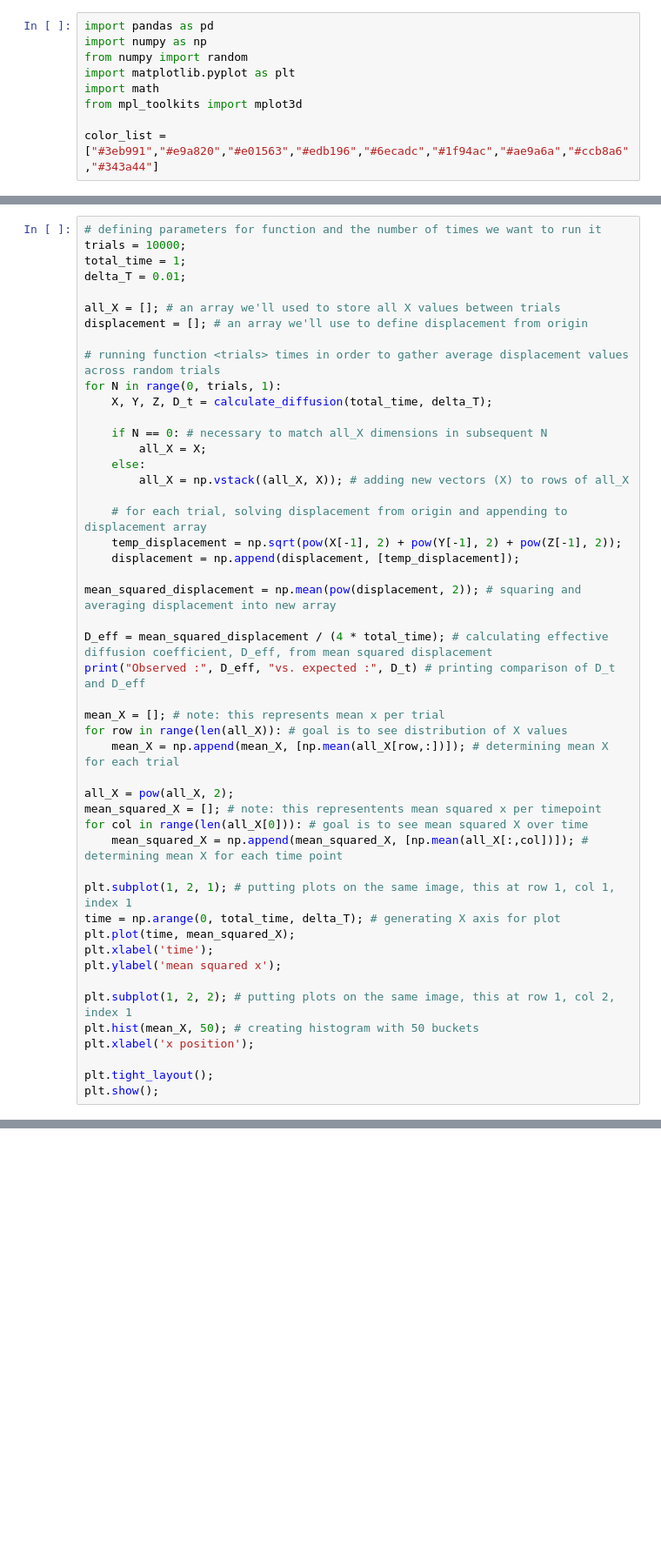
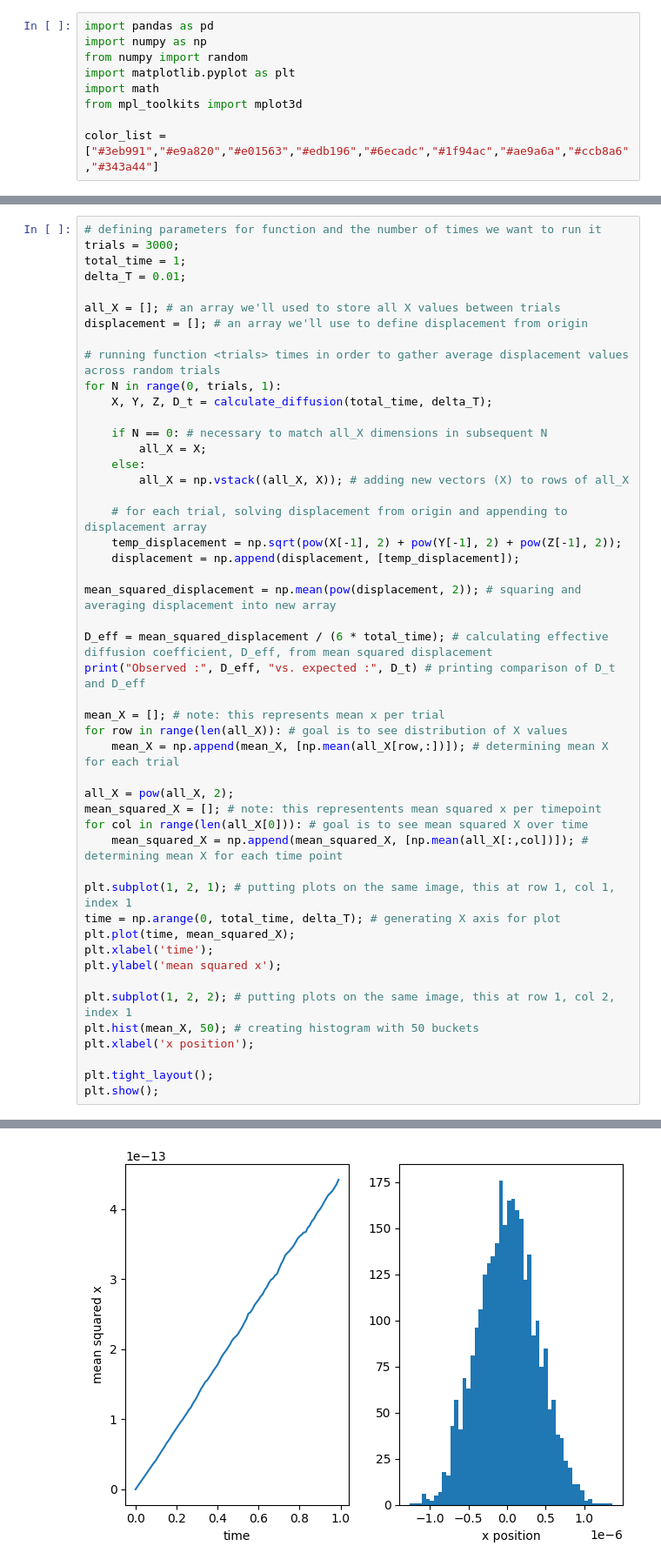
Before and after one commit to jpowell24/stokes, a Jupyter notebook: selectproblems/spherediffusion4.ipynb, the cells around one changed output, grey strips where cells are left out. Shown at 87% size. Drawn from its saved outputs; the diff is of its cells as text; blank space fills up the shorter version.

```diff
--- a/selectproblems/spherediffusion4.ipynb
+++ b/selectproblems/spherediffusion4.ipynb
@@ -71,6 +73,6 @@ ax.plot3D(X, Y, Z, color_list[2]); # graphing line using color in colorlist (def
 # %%
 # defining parameters for function and the number of times we want to run it
-trials = 10000;
+trials = 3000;
 total_time = 1;
 delta_T = 0.01;
 
@@ -92,7 +94,7 @@ for N in range(0, trials, 1):
 
 mean_squared_displacement = np.mean(pow(displacement, 2)); # squaring and averaging displacement into new array
 
-D_eff = mean_squared_displacement / (4 * total_time); # calculating effective diffusion coefficient, D_eff, from mean squared displacement
+D_eff = mean_squared_displacement / (6 * total_time); # calculating effective diffusion coefficient, D_eff, from mean squared displacement
 print("Observed :", D_eff, "vs. expected :", D_t) # printing comparison of D_t and D_eff
 
 mean_X = []; # note: this represents mean x per trial
@@ -116,3 +118,4 @@ plt.xlabel('x position');
 
 plt.tight_layout();
 plt.show();
+# %% [output]
@@ -118,0 +123 @@ plt.show();
+[figure, added]
```
Also changed, not shown: parts of 2 cells of this notebook, 3 other files.
